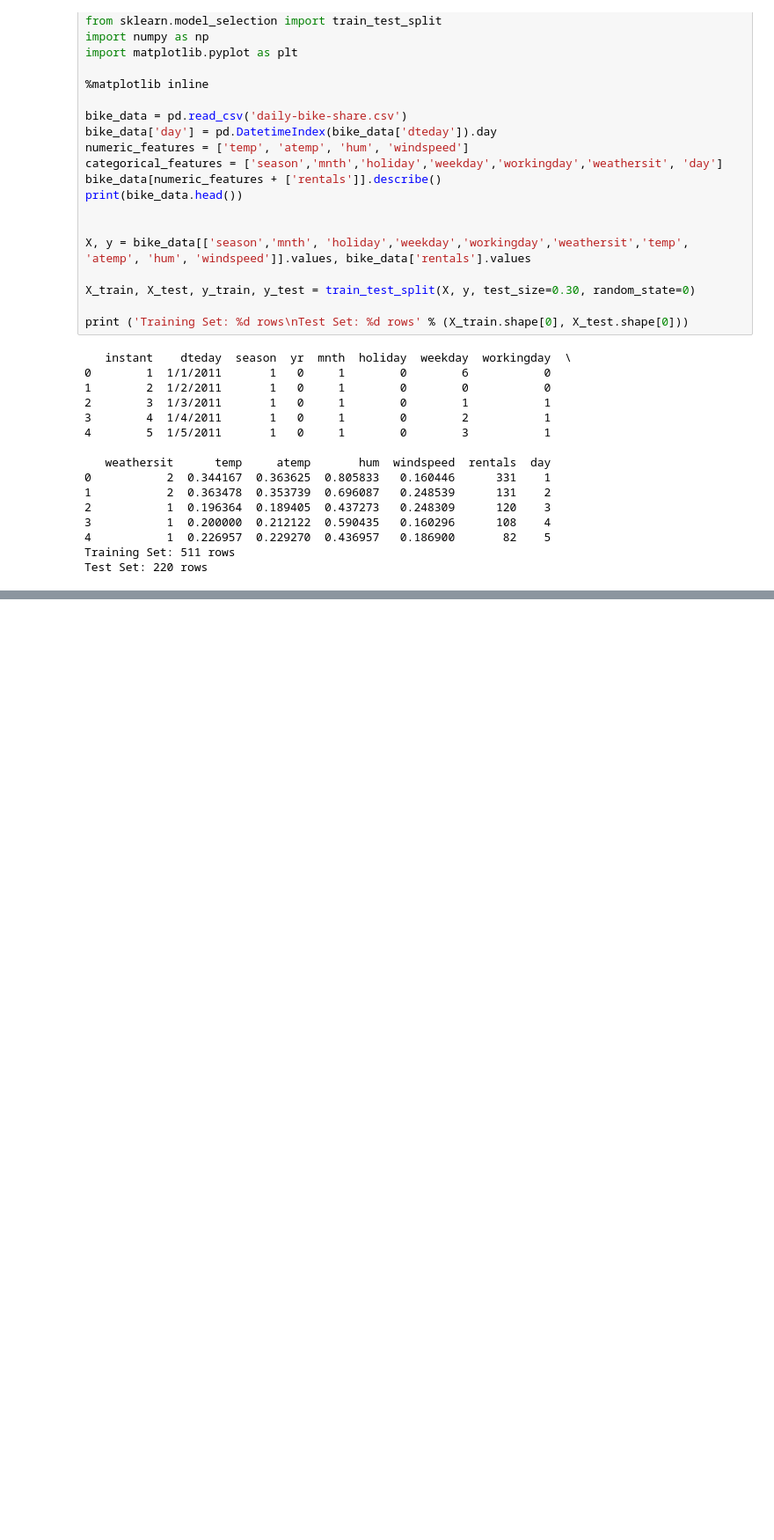
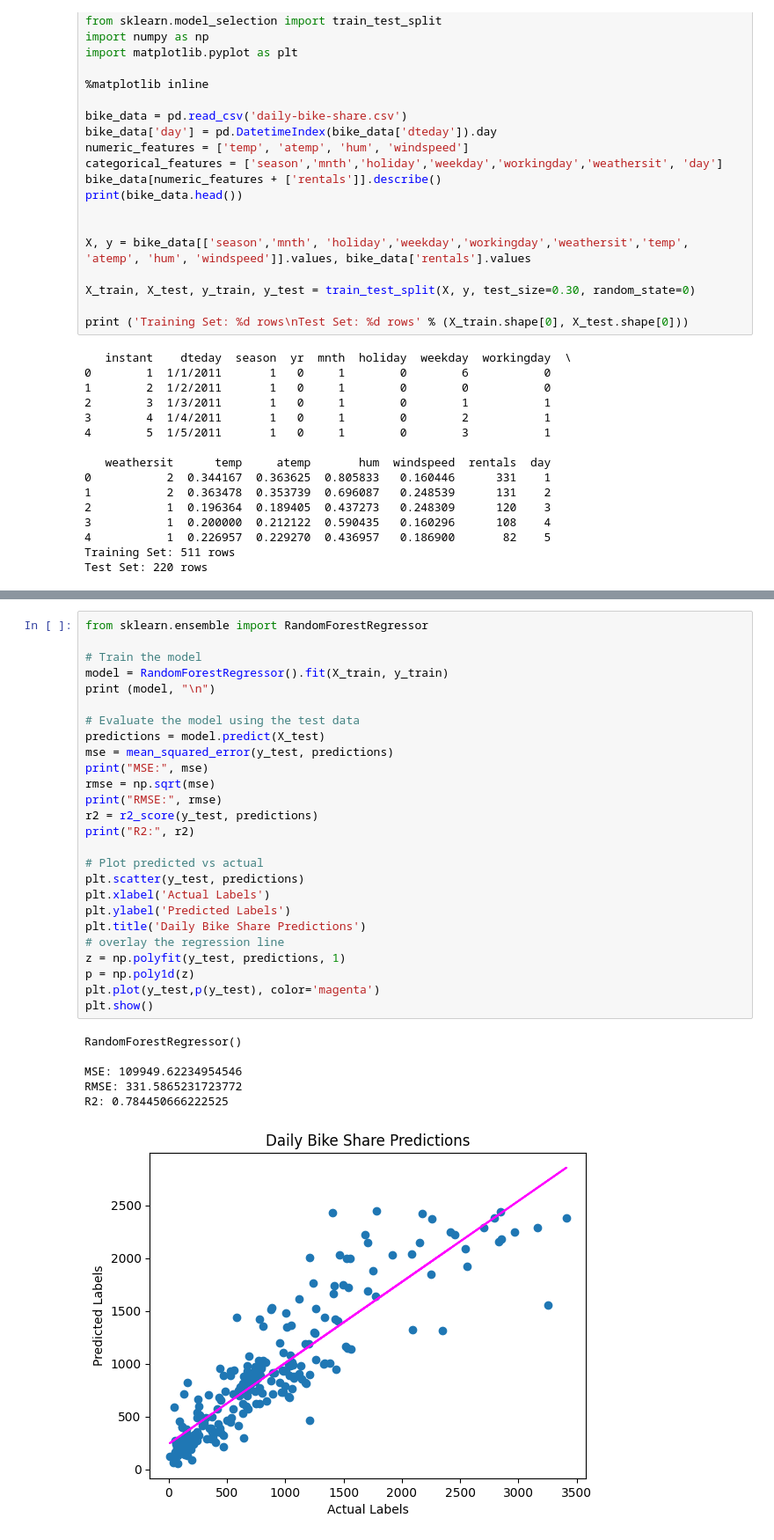
Before and after one commit to prattparedes/Mesdedatos-Notebooks, a Jupyter notebook: notebook1.ipynb, the cells around one changed output, grey strips where cells are left out. Shown at 88% size. Saved outputs shown, nothing was run; the diff lists cells and outputs as text; blank space fills up the shorter version.

```diff
--- a/notebook1.ipynb
+++ b/notebook1.ipynb
@@ -44,0 +114,33 @@ Test Set: 220 rows
+# %%
+from sklearn.ensemble import RandomForestRegressor
+
+# Train the model
+model = RandomForestRegressor().fit(X_train, y_train)
+print (model, "\n")
+
+# Evaluate the model using the test data
+predictions = model.predict(X_test)
+mse = mean_squared_error(y_test, predictions)
+print("MSE:", mse)
+rmse = np.sqrt(mse)
+print("RMSE:", rmse)
+r2 = r2_score(y_test, predictions)
+print("R2:", r2)
+
+# Plot predicted vs actual
+plt.scatter(y_test, predictions)
+plt.xlabel('Actual Labels')
+plt.ylabel('Predicted Labels')
+plt.title('Daily Bike Share Predictions')
+# overlay the regression line
+z = np.polyfit(y_test, predictions, 1)
+p = np.poly1d(z)
+plt.plot(y_test,p(y_test), color='magenta')
+plt.show()
+# %% [output]
+RandomForestRegressor()
+
+MSE: 109949.62234954546
+RMSE: 331.5865231723772
+R2: 0.784450666222525
+[figure, added]
```
Also changed, not shown: parts of 4 cells of this notebook, 4 other files.
